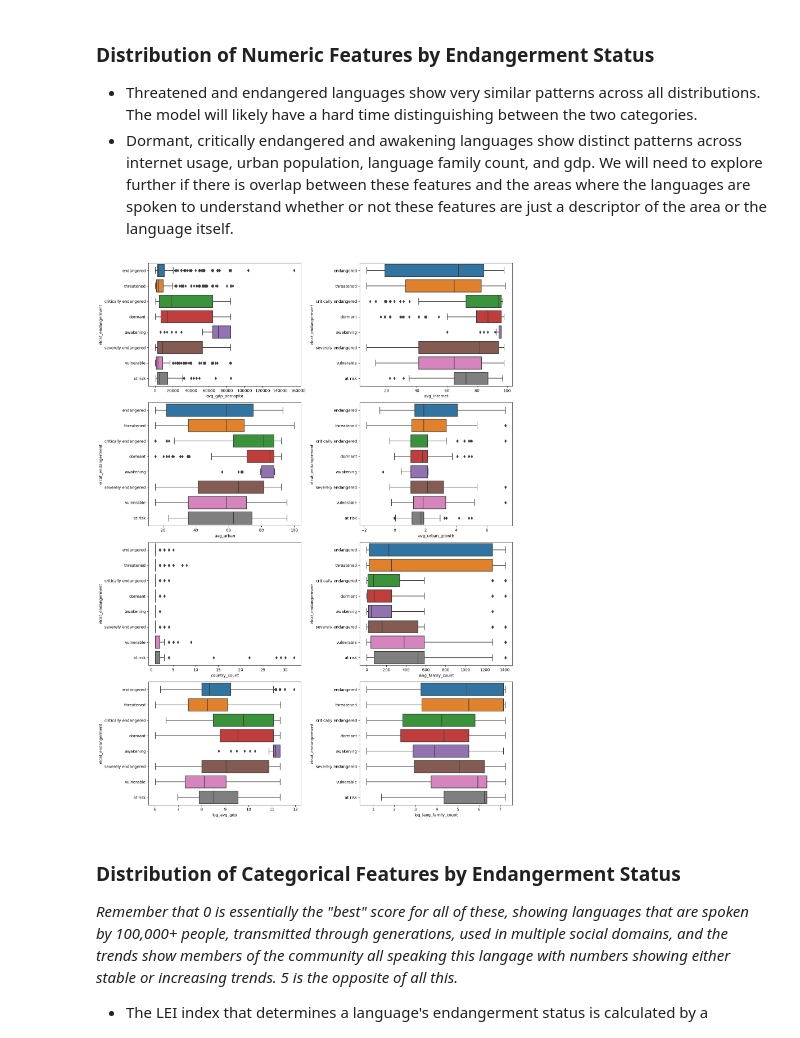
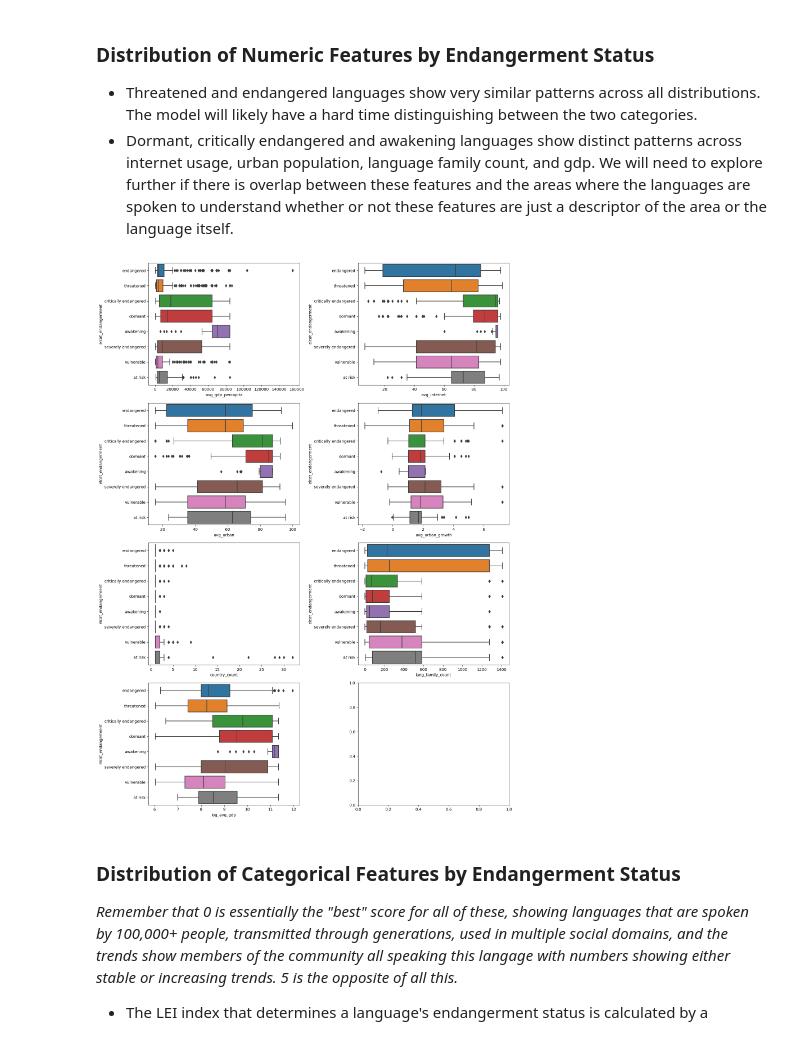
Before and after one commit to jandersen12/Machine-Learning-Endangered-Languages, a Jupyter notebook: notebooks/02_data-analysis.ipynb, the cells around one changed output. Cells and saved outputs as stored; diff of their text form; code cells hidden in the pictures.

```diff
--- a/notebooks/02_data-analysis.ipynb
+++ b/notebooks/02_data-analysis.ipynb
@@ -147,18 +147,17 @@ plt.show()
 - Dormant, critically endangered and awakening languages show distinct patterns across internet usage, urban population, language family count, and gdp. We will need to explore further if there is overlap between these features and the areas where the languages are spoken to understand whether or not these features are just a descriptor of the area or the language itself.
 # %%
 elcat['log_avg_gdp'] = np.log(elcat['avg_gdp_percapita'])
-elcat['log_lang_family_count'] = np.log(elcat['lang_family_count'])
 
-elcat_numeric_cols = elcat[['avg_gdp_percapita','avg_internet','avg_urban','avg_urban_growth','country_count','lang_family_count','log_avg_gdp','log_lang_family_count']]
+elcat_numeric_cols = elcat[['avg_gdp_percapita','avg_internet','avg_urban','avg_urban_growth','country_count','lang_family_count','log_avg_gdp']]
 
 fig, axes = plt.subplots(nrows=4, ncols=2, figsize= (15, 20))
 axes = axes.flatten()
 
 for col, ax in zip(elcat_numeric_cols, axes):
     sns.boxplot(data=elcat, y='elcat_endangerment', x=col, ax= ax)
     plt.tight_layout()
 # %% [output]
-[figure, old version]
+[figure, new version]
 # %% [markdown]
 ### Distribution of Categorical Features by Endangerment Status
 
```
Also changed, not shown: parts of 1 cell of this notebook, 1 other file.
